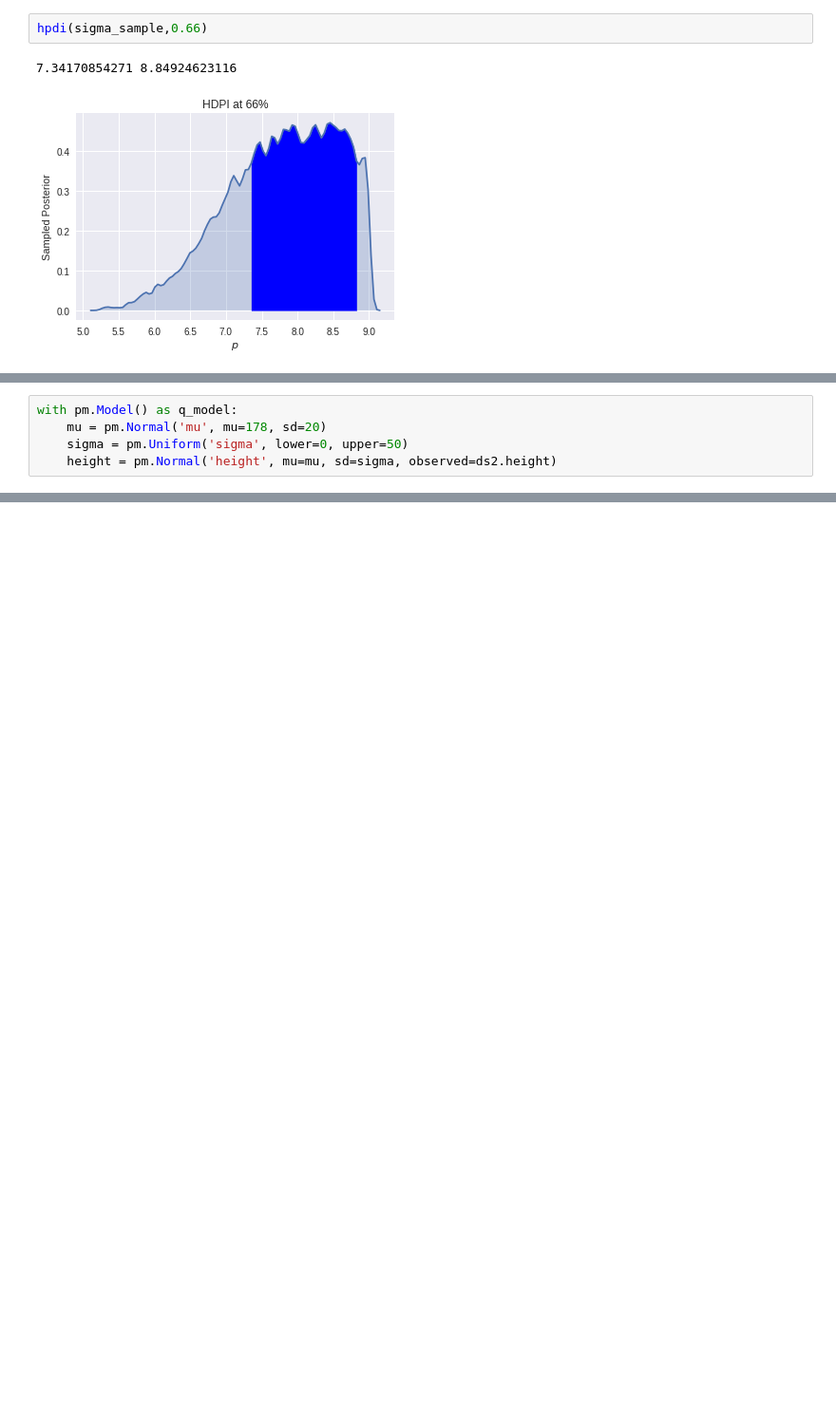
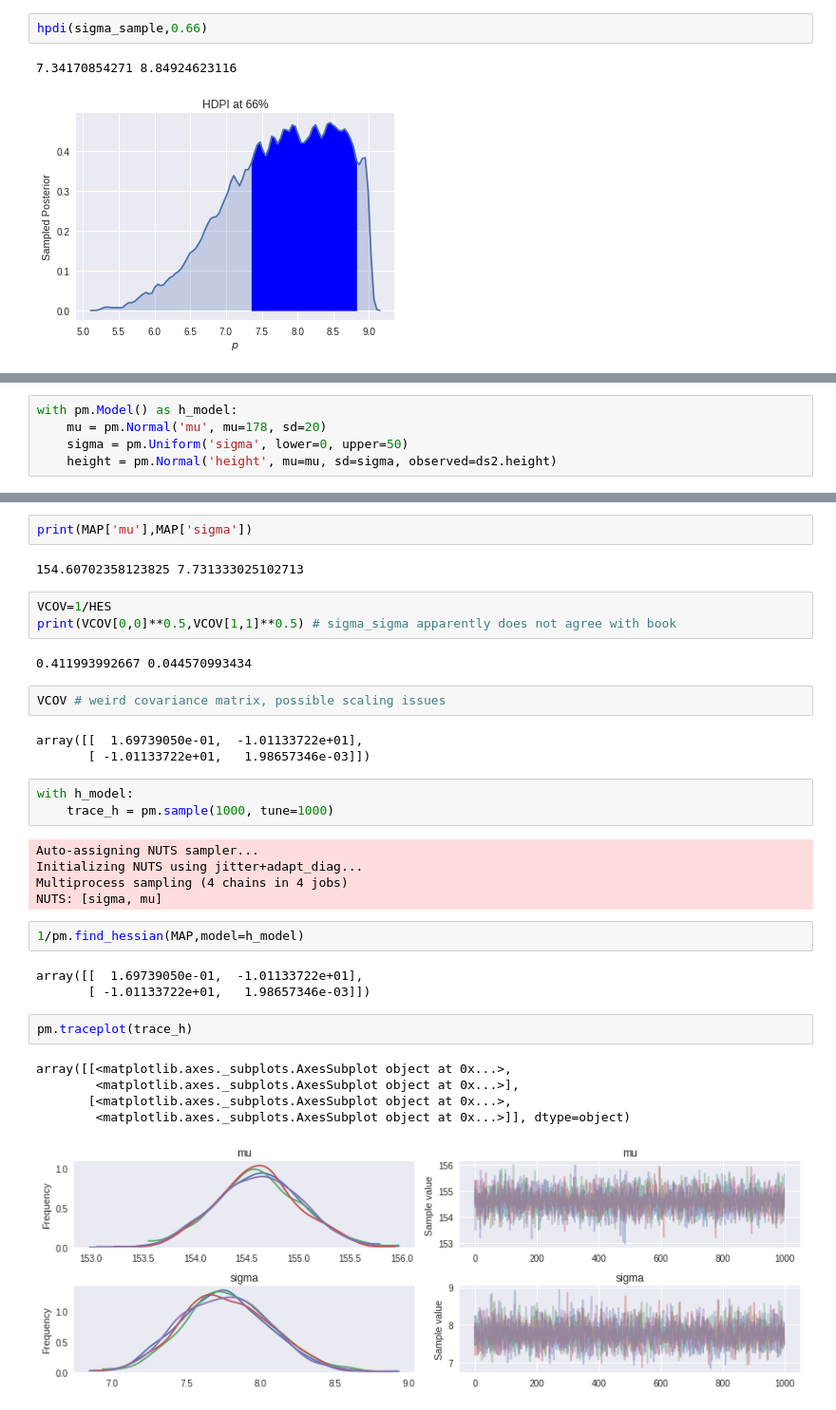
Before and after one commit to saint-germain/marginalization_bayes, a Jupyter notebook: stat_reth_ch4.ipynb, the cells around one changed output, grey strips where cells are left out. Shown at 95% size. Cells and saved outputs as stored; diff of their text form; blank space fills up the shorter version.

```diff
--- a/stat_reth_ch4.ipynb
+++ b/stat_reth_ch4.ipynb
@@ -326,5 +326,5 @@ import pymc3 as pm
 # %%
-with pm.Model() as q_model:
+with pm.Model() as h_model:
     mu = pm.Normal('mu', mu=178, sd=20)
     sigma = pm.Uniform('sigma', lower=0, upper=50)
     height = pm.Normal('height', mu=mu, sd=sigma, observed=ds2.height)
@@ -345,0 +335,35 @@ array([[ 0.41199399,         nan],
+# %%
+print(MAP['mu'],MAP['sigma'])
+# %% [output]
+154.60702358123825 7.731333025102713
+# %%
+VCOV=1/HES
+print(VCOV[0,0]**0.5,VCOV[1,1]**0.5) # sigma_sigma apparently does not agree with book
+# %% [output]
+0.411993992667 0.044570993434
+# %%
+VCOV # weird covariance matrix, possible scaling issues
+# %% [output]
+array([[  1.69739050e-01,  -1.01133722e+01],
+       [ -1.01133722e+01,   1.98657346e-03]])
+# %%
+with h_model:
+    trace_h = pm.sample(1000, tune=1000)
+# %% [output]
+Auto-assigning NUTS sampler...
+Initializing NUTS using jitter+adapt_diag...
+Multiprocess sampling (4 chains in 4 jobs)
+NUTS: [sigma, mu]
+# %%
+1/pm.find_hessian(MAP,model=h_model)
+# %% [output]
+array([[  1.69739050e-01,  -1.01133722e+01],
+       [ -1.01133722e+01,   1.98657346e-03]])
+# %%
+pm.traceplot(trace_h)
+# %% [output]
+array([[<matplotlib.axes._subplots.AxesSubplot object at 0x...>,
+        <matplotlib.axes._subplots.AxesSubplot object at 0x...>],
+       [<matplotlib.axes._subplots.AxesSubplot object at 0x...>,
+        <matplotlib.axes._subplots.AxesSubplot object at 0x...>]], dtype=object)
+[figure, added]
```
Also changed, not shown: parts of 39 cells of this notebook.
